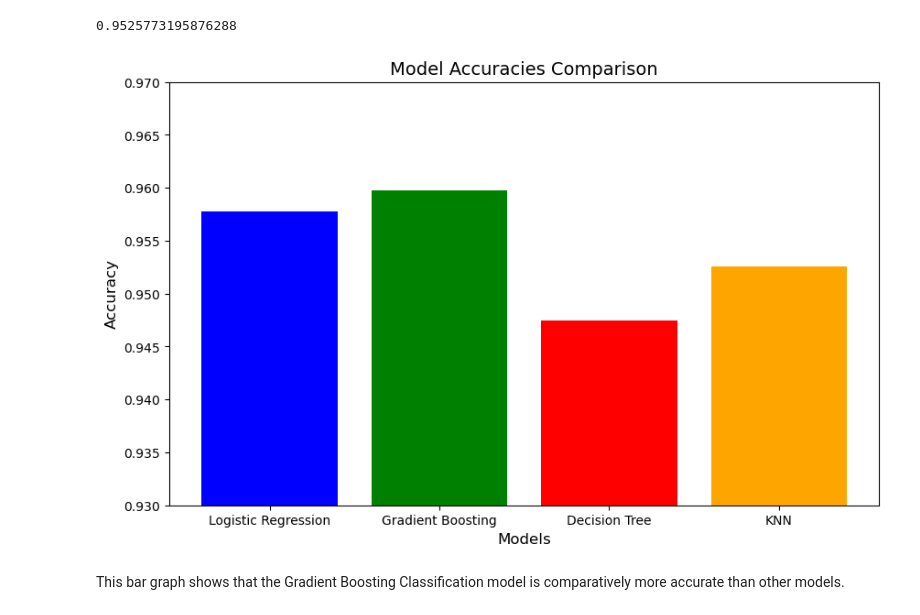
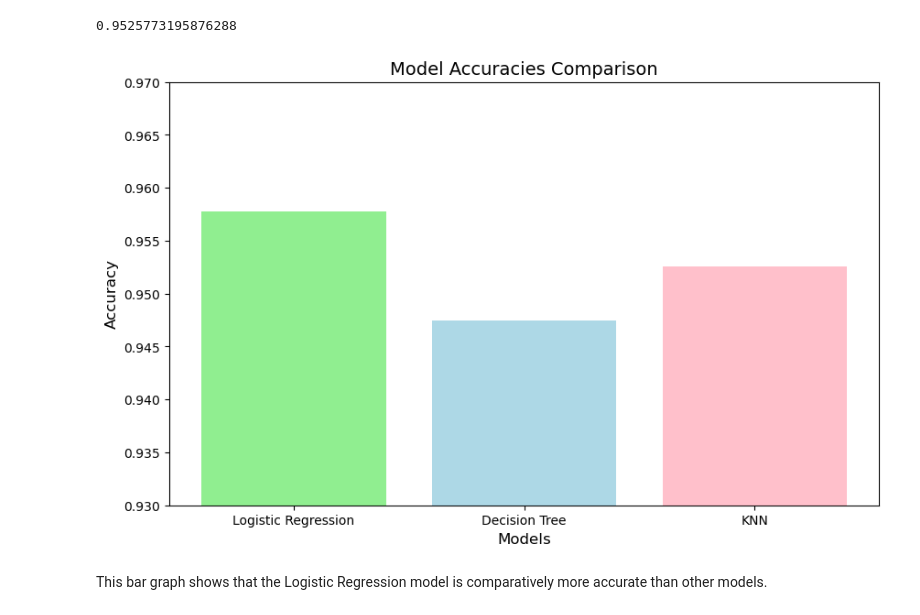
Before and after one commit to RachanaMaskey/Gender-Classification, a Jupyter notebook: classification.ipynb, the cells around one changed output. Cells and saved outputs as stored; diff of their text form; code cells hidden in the pictures.

Commit message:
Final Project

```diff
--- a/classification.ipynb
+++ b/classification.ipynb
@@ -244,8 +235,0 @@ Name: count, dtype: int64
-# %%
-project_data['gender_numeric'] = project_data['gender_numeric'].apply(lambda x: 1 if x == 1 else 0)
-
-
-sns.countplot(data = project_data, x = 'gender_numeric')
-plt.xticks([0,1], ['Female','Male'])
-plt.title("Gender Classification")
-plt.show()
@@ -318,3 +325,0 @@ from sklearn.ensemble import GradientBoostingClassifier
-# %%
-grad_class = GradientBoostingClassifier()
-grad_class.fit(X_train, y_train)
@@ -418,20 +395,20 @@ knn_accuracy
 # %% [output]
 0.9525773195876288
 # %%
-models = ['Logistic Regression','Gradient Boosting', 'Decision Tree', 'KNN', ]
-accuracies = [log_reg_accuracy,gb_class_accuracy,dtc_accuracy,knn_accuracy]
+models = ['Logistic Regression', 'Decision Tree', 'KNN', ]
+accuracies = [log_reg_accuracy,dtc_accuracy,knn_accuracy]
 
 
 plt.figure(figsize=(10, 6))
-plt.bar(models, accuracies, color=['blue', 'green', 'red', 'orange'])
+plt.bar(models, accuracies, color=['lightgreen', 'lightblue', 'pink'])
 
 plt.title('Model Accuracies Comparison', fontsize=14)
 plt.ylim(0.93,0.97)
 plt.xlabel('Models', fontsize=12)
 plt.ylabel('Accuracy', fontsize=12)
 
 plt.show()
 # %% [output]
-[figure, old version]
+[figure, new version]
 # %% [markdown]
-This bar graph shows that the Gradient Boosting Classification model is comparatively more accurate than other models.
+This bar graph shows that the Logistic Regression model is comparatively more accurate than other models.
```
Also changed, not shown: parts of 21 cells of this notebook.
